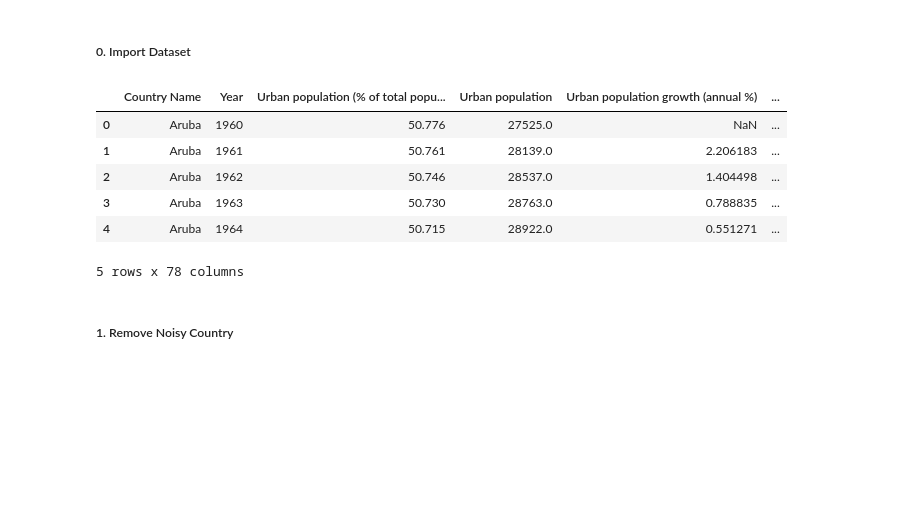
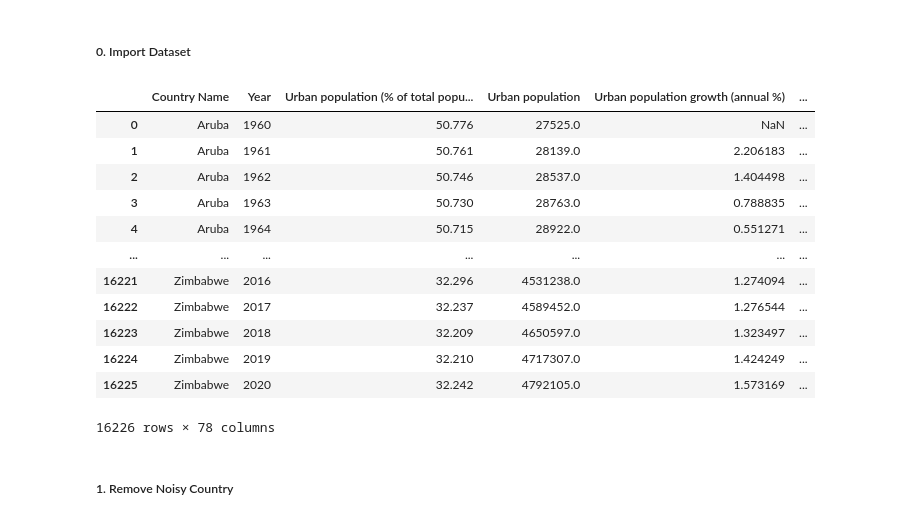
Before and after one commit to BingQuanChua/SASPICIOUS, a Jupyter notebook: eda_feature_selection.ipynb, the cells around one changed output. Drawn from its saved outputs; the diff is of its cells as text; code cells hidden in the pictures; blank space fills up the shorter version.

```diff
--- a/eda_feature_selection.ipynb
+++ b/eda_feature_selection.ipynb
@@ -23,16 +25,22 @@ from sklearn.impute import KNNImputer
 # %% [markdown]
 ##### 0. Import Dataset
 # %%
-df_original = pd.read_csv('output\dataset_worldbank_transposed.csv')
+df_original = pd.read_csv('output/dataset_worldbank_transposed.csv')
 df_original
 # %% [output]
 |  | Country Name | Year | Urban population (% of total popu... | Urban population | Urban population growth (annual %) | ... |
 | 0 | Aruba | 1960 | 50.776 | 27525.0 | NaN | ... |
 | 1 | Aruba | 1961 | 50.761 | 28139.0 | 2.206183 | ... |
 | 2 | Aruba | 1962 | 50.746 | 28537.0 | 1.404498 | ... |
 | 3 | Aruba | 1963 | 50.730 | 28763.0 | 0.788835 | ... |
 | 4 | Aruba | 1964 | 50.715 | 28922.0 | 0.551271 | ... |
+| ... | ... | ... | ... | ... | ... | ... |
+| 16221 | Zimbabwe | 2016 | 32.296 | 4531238.0 | 1.274094 | ... |
+| 16222 | Zimbabwe | 2017 | 32.237 | 4589452.0 | 1.276544 | ... |
+| 16223 | Zimbabwe | 2018 | 32.209 | 4650597.0 | 1.323497 | ... |
+| 16224 | Zimbabwe | 2019 | 32.210 | 4717307.0 | 1.424249 | ... |
+| 16225 | Zimbabwe | 2020 | 32.242 | 4792105.0 | 1.573169 | ... |
-5 rows x 78 columns
+16226 rows × 78 columns
 # %% [markdown]
 ##### 1. Remove Noisy Country
 # %%
```
Also changed, not shown: parts of 64 cells of this notebook, 2 other files.
